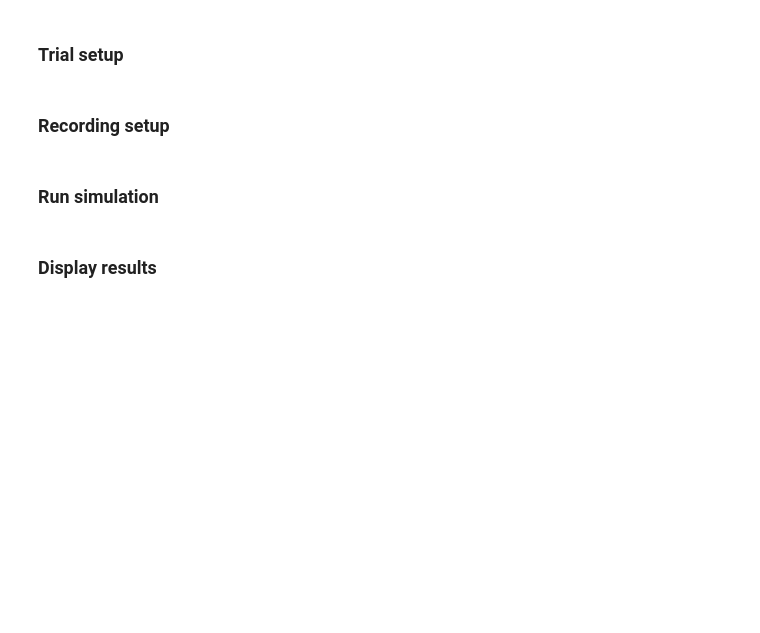
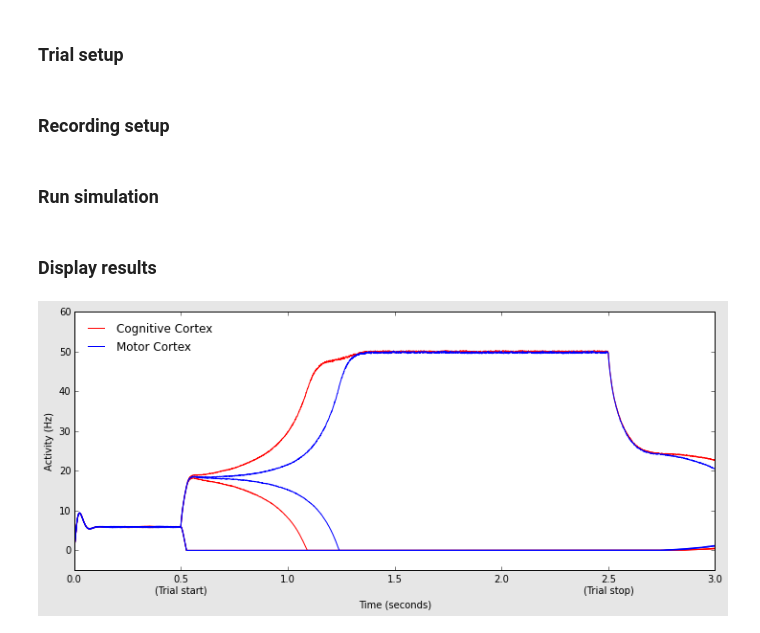
Before and after one commit to mtopalid/Neurosciences, a Jupyter notebook: basal-ganglia/guthrie-et-al-2013/extra/check_for_new_cues_after_learning/FullBg-Working-with-less-strength_of_Cx-Th_and_Th-Cx_connections_and_With_lateral_connections.ipynb, the cells around one changed output. Drawn from its saved outputs; the diff is of its cells as text; code cells hidden in the pictures; blank space fills up the shorter version.

```diff
--- a/basal-ganglia/guthrie-et-al-2013/extra/check_for_new_cues_after_learning/FullBg-Working-with-less-strength_of_Cx-Th_and_Th-Cx_connections_and_With_lateral_connections.ipynb
+++ b/basal-ganglia/guthrie-et-al-2013/extra/check_for_new_cues_after_learning/FullBg-Working-with-less-strength_of_Cx-Th_and_Th-Cx_connections_and_With_lateral_connections.ipynb
@@ -374,6 +354,36 @@ dt = 1*millisecond
 run(time=duration, dt=dt)
 # %% [markdown]
 ### Display results
+# %%
+if 1:
+    fig = plt.figure(figsize=(12,5))
+    plt.subplots_adjust(bottom=0.15)
+
+    fig.patch.set_facecolor('.9')
+    ax = plt.subplot(1,1,1)
+
+    plt.plot(timesteps, cognitive[0,0],c='r', label="Cognitive Cortex")
+    plt.plot(timesteps, cognitive[0,1],c='r')
+    plt.plot(timesteps, cognitive[0,2],c='r')
+    plt.plot(timesteps, cognitive[0,3],c='r')
+
+    plt.plot(timesteps, motor[0,0],c='b', label="Motor Cortex")
+    plt.plot(timesteps, motor[0,1],c='b')
+    plt.plot(timesteps, motor[0,2],c='b')
+    plt.plot(timesteps, motor[0,3],c='b')
+
+    plt.xlabel("Time (seconds)")
+    plt.ylabel("Activity (Hz)")
+    plt.legend(frameon=False, loc='upper left')
+    plt.xlim(0.0,duration)
+    plt.ylim(-5.0,60.0)
+
+    plt.xticks([0.0, 0.5, 1.0, 1.5, 2.0, 2.5, 3.0],
+               ['0.0','0.5\n(Trial start)','1.0','1.5', '2.0','2.5\n(Trial stop)','3.0'])
+    # plt.savefig("model-results.pdf")
+    plt.show()
+# %% [output]
+[figure, added]
 # %%
 #global tCxMot, tStrMot, tStnMot, tThMot
 
```
Also changed, not shown: parts of 9 cells of this notebook.
